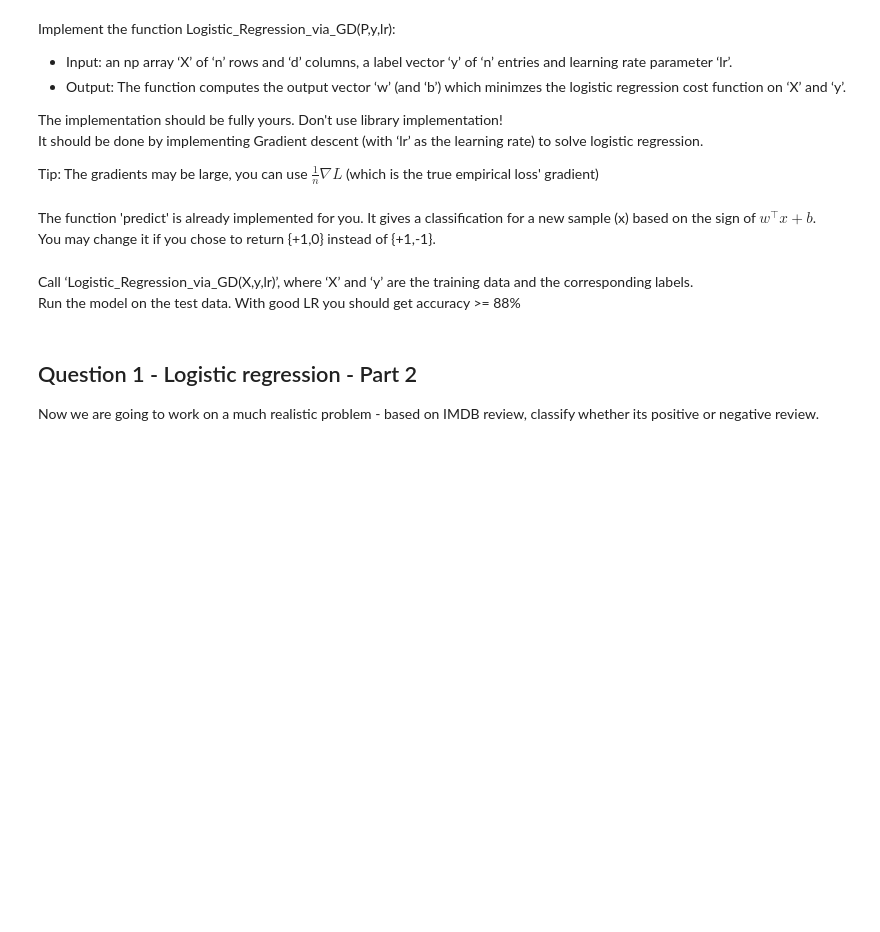
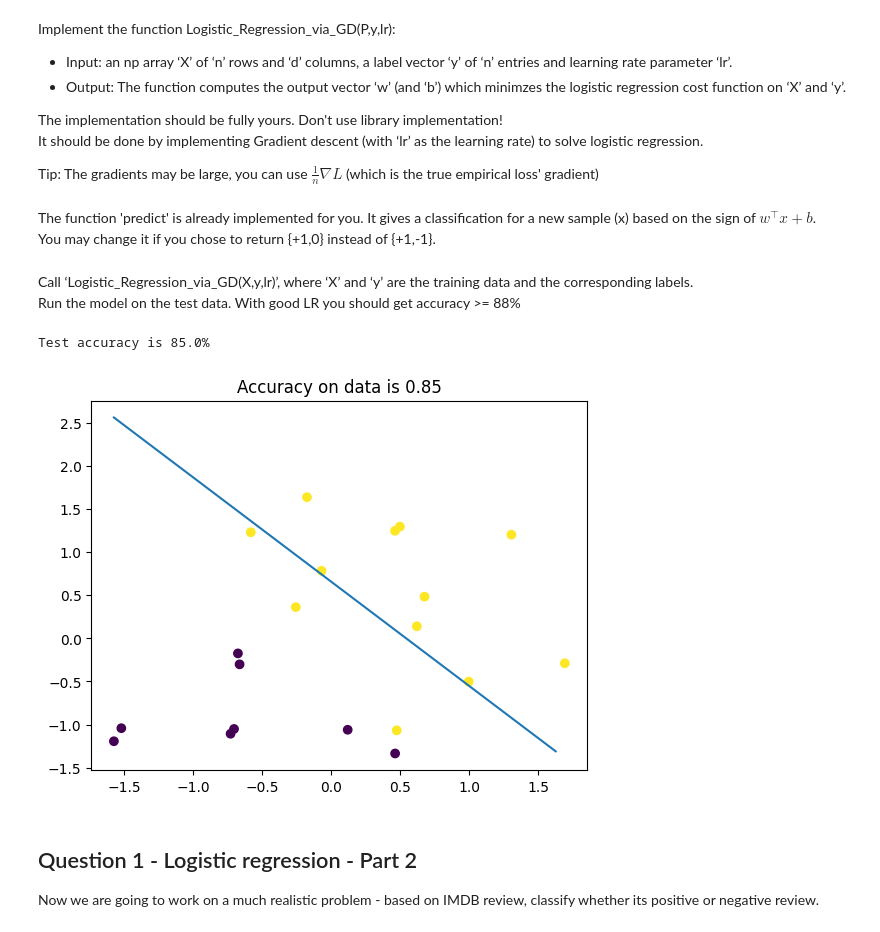
Before and after one commit to RaneemIbra/Machine-Learning, a Jupyter notebook: HW2.ipynb, the cells around one changed output. Cells and saved outputs as stored; diff of their text form; code cells hidden in the pictures; blank space fills up the shorter version.

```diff
--- a/HW2.ipynb
+++ b/HW2.ipynb
@@ -67,7 +67,7 @@ A simple google search gave an answer for the best scaler when there are outlier
 <img src="graph.png" height="300px" width="700px" />
 # %%
 from sklearn.model_selection import train_test_split
-from sklearn.preprocessing import RobustScaler
+from sklearn.preprocessing import StandardScaler
 # Import scaling library
 
 # Implement here
@@ -76,10 +76,11 @@ X = arr[:,:-1]
 Y = arr[:,-1]
 Y = np.where(Y==0, -1, 1)
 
-x_train, x_test, y_train, y_test = train_test_split(X, Y, test_size=0.2, random_state=42, stratify=Y)
+X_train, X_test, y_train, y_test = train_test_split(X, Y, test_size=0.2, random_state=42, stratify=Y)
 
-scaler = RobustScaler()
-scaled_data = scaler.fit_transform(X)
+scaler = StandardScaler()
+scaled_train = scaler.fit_transform(X_train)
+scaled_test = scaler.transform(X_test)
 # %% [markdown]
 Implement the function Logistic_Regression_via_GD(P,y,lr):
 -	Input: an np array ‘X’ of ‘n’ rows and ‘d’ columns, a label vector ‘y’ of ‘n’ entries and learning rate parameter ‘lr’.
@@ -98,45 +93,71 @@ def Logistic_Regression_via_GD(X, y, lr):
+# %%
+def sigmoid(z):
+  return 1/(1+np.exp(-z))
+
+def Logistic_Regression_via_GD(X, y, lr):
+    m, n = X.shape
+    w = np.zeros(n)
+    b = 0
+    num_iterations = 1000
+
+    for _ in range(num_iterations):
+        z = np.dot(X, w) + b
+        a = sigmoid(z)
+
+        dz = a - y
+        dw = (1 / m) * np.dot(X.T, dz)
+        db = (1 / m) * np.sum(dz)
+
+        w -= lr * dw
+        b -= lr * db
+
+    return w, b
 # %% [markdown]
 The function 'predict' is already implemented for you. It gives a classification for a new sample (x) based on the sign of $w^\top x + b$. <br/>
 You may change it if you chose to return {+1,0} instead of {+1,-1}.
 # %%
 def predict(w,b,x):
-    return np.sign(np.dot(w, x) + b)
+    return np.sign(np.dot(w, x.T) + b)
 # %% [markdown]
 Call ‘Logistic_Regression_via_GD(X,y,lr)’, where ‘X’ and ‘y’ are the training data and the corresponding labels. <br/>
 Run the model on the test data. With good LR you should get accuracy >= 88\%
 # %%
-chosen_lr = # Add here.
-w, b = Logistic_Regression_via_GD(X_train, y_train, chosen_lr)
+chosen_lr = 0.001
+w, b = Logistic_Regression_via_GD(scaled_train, y_train, chosen_lr)
 
-preds = predict(w, b, X_test)
+preds = predict(w, b, scaled_test)
 accuracy = np.sum(preds == y_test) / len(y_test)
 print(f"Test accuracy is {accuracy * 100}%")
+# %% [output]
+Test accuracy is 85.0%
 # %%
 #@title Visualize data (on test)
 
 import matplotlib.pyplot as plt
 
 def plot(data, labels, w, bias):
 
     plt.scatter(data[:,0], data[:,1], c=labels)
 
     a, b, c = w[0], w[1], bias
 
     m = -a / b
     b = -c / b
 
     x = np.arange(np.min(data[:,0]), np.max(data[:,0]), 0.1)
     y = m * x + b
 
     plt.plot(x, y)
 
     preds = np.sign(np.dot(data, w)+bias)
     acc = np.count_nonzero(labels == preds) / len(labels)
     plt.title(f"Accuracy on data is {acc}")
 
     plt.show()
 
-plot(X_test, y_test, w, b)
+plot(scaled_test, y_test, w, b)
+# %% [output]
+[figure, added]
 # %% [markdown]
 ## Question 1 - Logistic regression - Part 2
 Now we are going to work on a much realistic problem - based on IMDB review, classify whether its positive or negative review.
```
Also changed, not shown: parts of 2 cells of this notebook.
